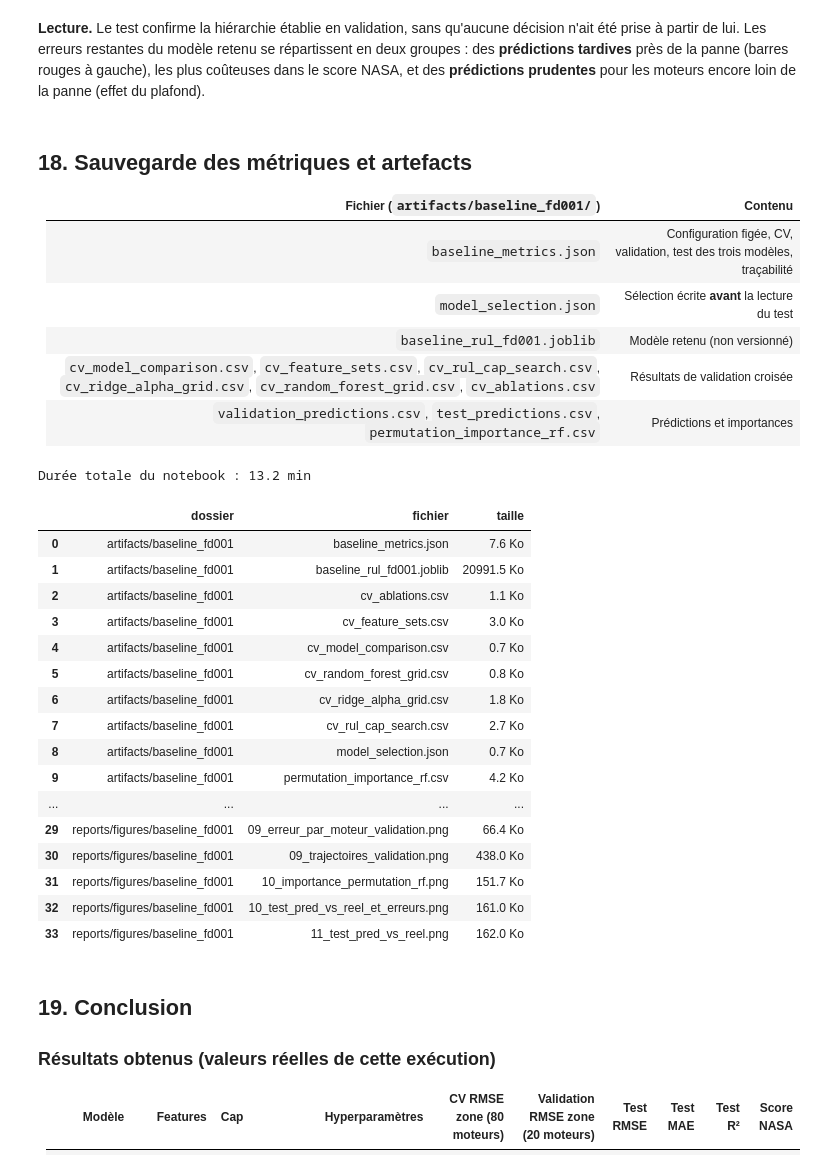
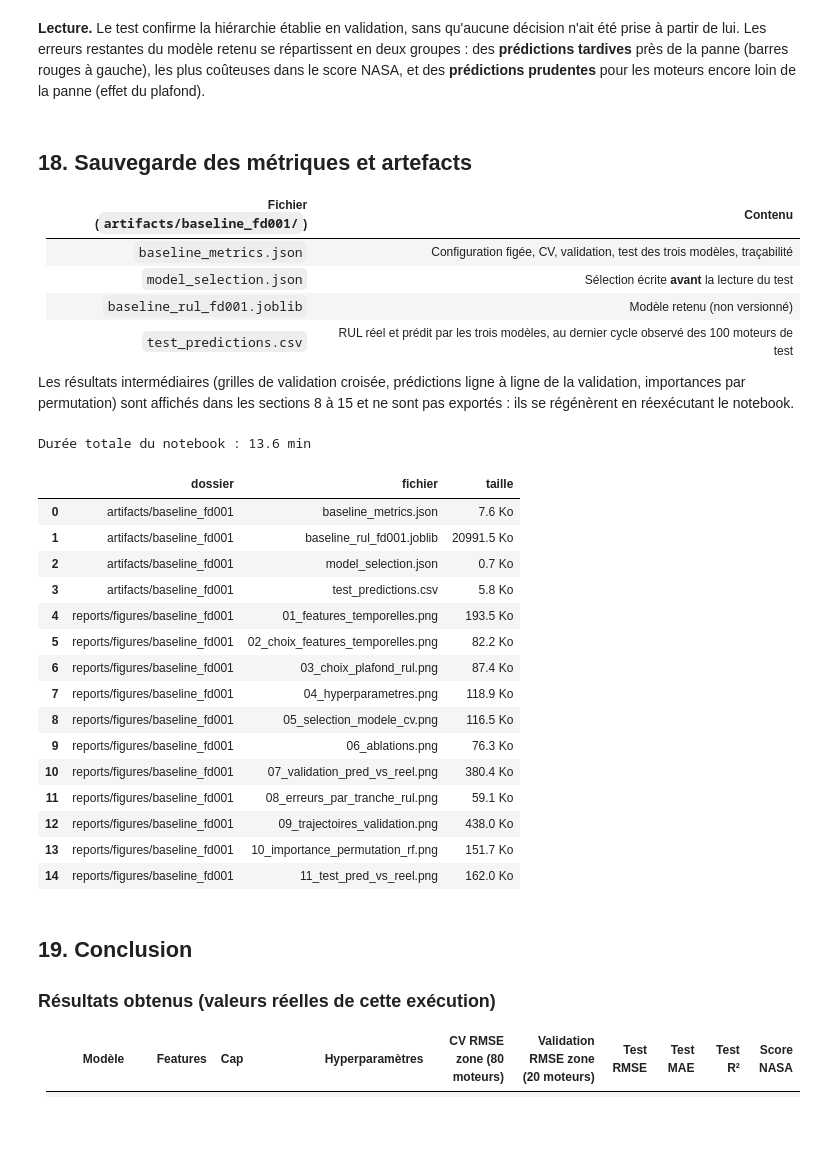
Before and after one commit to amalboussetta6/sentinelx-ai, a Jupyter notebook: notebooks/02_baseline_fd001.ipynb, the cells around one changed output. Saved outputs shown, nothing was run; the diff lists cells and outputs as text; code cells hidden in the pictures; blank space fills up the shorter version.

```diff
--- a/notebooks/02_baseline_fd001.ipynb
+++ b/notebooks/02_baseline_fd001.ipynb
@@ -1113,8 +1113,9 @@ pd.DataFrame({"moteurs": [int(short_history.sum()), int((~short_history).sum())]
 | `baseline_metrics.json` | Configuration figée, CV, validation, test des trois modèles, traçabilité |
 | `model_selection.json` | Sélection écrite **avant** la lecture du test |
 | `baseline_rul_fd001.joblib` | Modèle retenu (non versionné) |
-| `cv_model_comparison.csv`, `cv_feature_sets.csv`, `cv_rul_cap_search.csv`, `cv_ridge_alpha_grid.csv`, `cv_random_forest_grid.csv`, `cv_ablations.csv` | Résultats de validation croisée |
-| `validation_predictions.csv`, `test_predictions.csv`, `permutation_importance_rf.csv` | Prédictions et importances |
+| `test_predictions.csv` | RUL réel et prédit par les trois modèles, au dernier cycle observé des 100 moteurs de test |
+
+Les résultats intermédiaires (grilles de validation croisée, prédictions ligne à ligne de la validation, importances par permutation) sont affichés dans les sections 8 à 15 et ne sont pas exportés : ils se régénèrent en réexécutant le notebook.
 # %%
 def to_builtin(obj):
     # Convertit récursivement NumPy / pandas en types JSON (NaN -> null, flottants arrondis à 4 décimales).
@@ -1147,56 +1148,47 @@ baseline_metrics = {
         "adopted_ablation": ADOPTED_ABLATION,
         "negative_predictions_before_clipping": N_NEGATIVE,
     },
     "validation_20_engines": {"engines": VALIDATION_ENGINES, "trained_on": "80 moteurs d'analyse",
                               "metrics": validation_metrics, "ranking": VALIDATION_RANKING,
                               "same_ranking_as_cv": SAME_RANKING},
     "test_fd001": {"protocol": "dernier cycle observé de chaque moteur, comparé à RUL_FD001.txt (lu une seule fois, "
                                "après gel du pipeline)",
                    "official_model": SELECTED_MODEL, "metrics": test_metrics,
                    "n_late_predictions_official": TEST_N_LATE},
     "traceability": {"raw_files_sha256": {**RAW_SHA256, "RUL_FD001.txt": RUL_TEST_SHA256},
                      "eda_split_file": "artifacts/eda_fd001/fd001_engine_split.json",
                      "versions": VERSIONS, "random_state": RANDOM_STATE},
 }
 
 if SAVE_OUTPUTS:
     (ARTIFACT_DIR / "baseline_metrics.json").write_text(
         json.dumps(to_builtin(baseline_metrics), indent=2, ensure_ascii=False), encoding="utf-8")
-    model_comparison.to_csv(ARTIFACT_DIR / "cv_model_comparison.csv")
-    feature_set_results.to_csv(ARTIFACT_DIR / "cv_feature_sets.csv", index=False)
-    cap_results.to_csv(ARTIFACT_DIR / "cv_rul_cap_search.csv", index=False)
-    ridge_grid.to_csv(ARTIFACT_DIR / "cv_ridge_alpha_grid.csv", index=False)
-    rf_grid.to_csv(ARTIFACT_DIR / "cv_random_forest_grid.csv", index=False)
-    ablation_results.to_csv(ARTIFACT_DIR / "cv_ablations.csv")
-    validation_results.round(4).to_csv(ARTIFACT_DIR / "validation_predictions.csv", index=False)
     test_results.round(4).to_csv(ARTIFACT_DIR / "test_predictions.csv", index=False)
-    importance.to_csv(ARTIFACT_DIR / "permutation_importance_rf.csv", index=False)
 
 reloaded = json.loads((ARTIFACT_DIR / "baseline_metrics.json").read_text(encoding="utf-8"))
 assert reloaded["test_fd001"]["metrics"][SELECTED_MODEL]["RMSE"] == round(test_metrics[SELECTED_MODEL]["RMSE"], 4)
 print(f"Durée totale du notebook : {(time.time() - NOTEBOOK_START) / 60:.1f} min")
 pd.DataFrame([(p.parent.relative_to(PROJECT_ROOT).as_posix(), p.name, f"{p.stat().st_size / 1024:.1f} Ko")
               for d in (ARTIFACT_DIR, FIGURE_DIR) for p in sorted(d.iterdir()) if p.is_file()],
              columns=["dossier", "fichier", "taille"])
 # %% [output]
-Durée totale du notebook : 13.2 min
+Durée totale du notebook : 13.6 min
 |  | dossier | fichier | taille |
 | 0 | artifacts/baseline_fd001 | baseline_metrics.json | 7.6 Ko |
 | 1 | artifacts/baseline_fd001 | baseline_rul_fd001.joblib | 20991.5 Ko |
-| 2 | artifacts/baseline_fd001 | cv_ablations.csv | 1.1 Ko |
-| 3 | artifacts/baseline_fd001 | cv_feature_sets.csv | 3.0 Ko |
-| 4 | artifacts/baseline_fd001 | cv_model_comparison.csv | 0.7 Ko |
-| 5 | artifacts/baseline_fd001 | cv_random_forest_grid.csv | 0.8 Ko |
-| 6 | artifacts/baseline_fd001 | cv_ridge_alpha_grid.csv | 1.8 Ko |
-| 7 | artifacts/baseline_fd001 | cv_rul_cap_search.csv | 2.7 Ko |
-| 8 | artifacts/baseline_fd001 | model_selection.json | 0.7 Ko |
-| 9 | artifacts/baseline_fd001 | permutation_importance_rf.csv | 4.2 Ko |
-| ... | ... | ... | ... |
-| 29 | reports/figures/baseline_fd001 | 09_erreur_par_moteur_validation.png | 66.4 Ko |
-| 30 | reports/figures/baseline_fd001 | 09_trajectoires_validation.png | 438.0 Ko |
-| 31 | reports/figures/baseline_fd001 | 10_importance_permutation_rf.png | 151.7 Ko |
-| 32 | reports/figures/baseline_fd001 | 10_test_pred_vs_reel_et_erreurs.png | 161.0 Ko |
-| 33 | reports/figures/baseline_fd001 | 11_test_pred_vs_reel.png | 162.0 Ko |
+| 2 | artifacts/baseline_fd001 | model_selection.json | 0.7 Ko |
+| 3 | artifacts/baseline_fd001 | test_predictions.csv | 5.8 Ko |
+| 4 | reports/figures/baseline_fd001 | 01_features_temporelles.png | 193.5 Ko |
+| 5 | reports/figures/baseline_fd001 | 02_choix_features_temporelles.png | 82.2 Ko |
+| 6 | reports/figures/baseline_fd001 | 03_choix_plafond_rul.png | 87.4 Ko |
+| 7 | reports/figures/baseline_fd001 | 04_hyperparametres.png | 118.9 Ko |
+| 8 | reports/figures/baseline_fd001 | 05_selection_modele_cv.png | 116.5 Ko |
+| 9 | reports/figures/baseline_fd001 | 06_ablations.png | 76.3 Ko |
+| 10 | reports/figures/baseline_fd001 | 07_validation_pred_vs_reel.png | 380.4 Ko |
+| 11 | reports/figures/baseline_fd001 | 08_erreurs_par_tranche_rul.png | 59.1 Ko |
+| 12 | reports/figures/baseline_fd001 | 09_trajectoires_validation.png | 438.0 Ko |
+| 13 | reports/figures/baseline_fd001 | 10_importance_permutation_rf.png | 151.7 Ko |
+| 14 | reports/figures/baseline_fd001 | 11_test_pred_vs_reel.png | 162.0 Ko |
 # %% [markdown]
 ## 19. Conclusion
 
```
Also changed, not shown: parts of 7 cells of this notebook, 13 other files.
